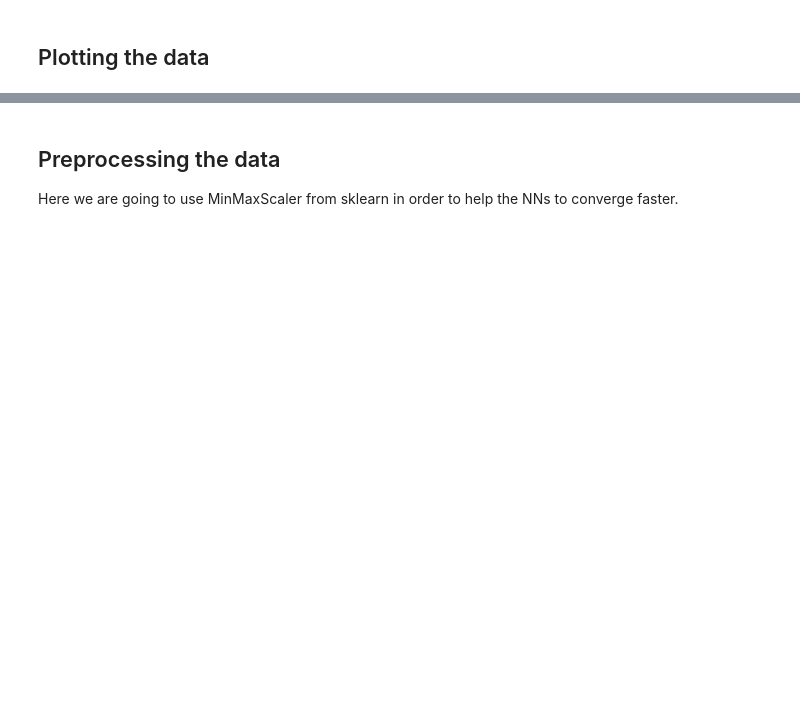
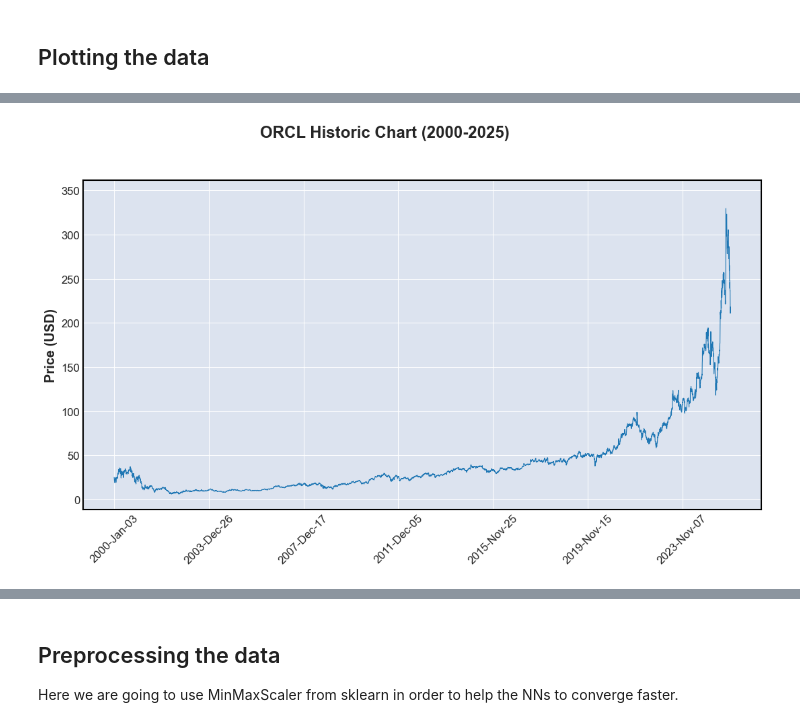
Before and after one commit to RafaelTakata0105/Stock_forecasting_ML, a Jupyter notebook: notebooks/Stock_forecasting_ML.ipynb, the cells around one changed output, grey strips where cells are left out. Cells and saved outputs as stored; diff of their text form; code cells hidden in the pictures; blank space fills up the shorter version.

```diff
--- a/notebooks/Stock_forecasting_ML.ipynb
+++ b/notebooks/Stock_forecasting_ML.ipynb
@@ -153,0 +155,9 @@ mpf.plot(
+# %%
+mpf.plot(
+    df,
+    type='line',
+    title='ORCL Historic Chart (2000-2025)',
+    ylabel='Price (USD)',
+    figsize=(14,7))
+# %% [output]
+[figure, added]
```
Also changed, not shown: parts of 18 cells of this notebook.
